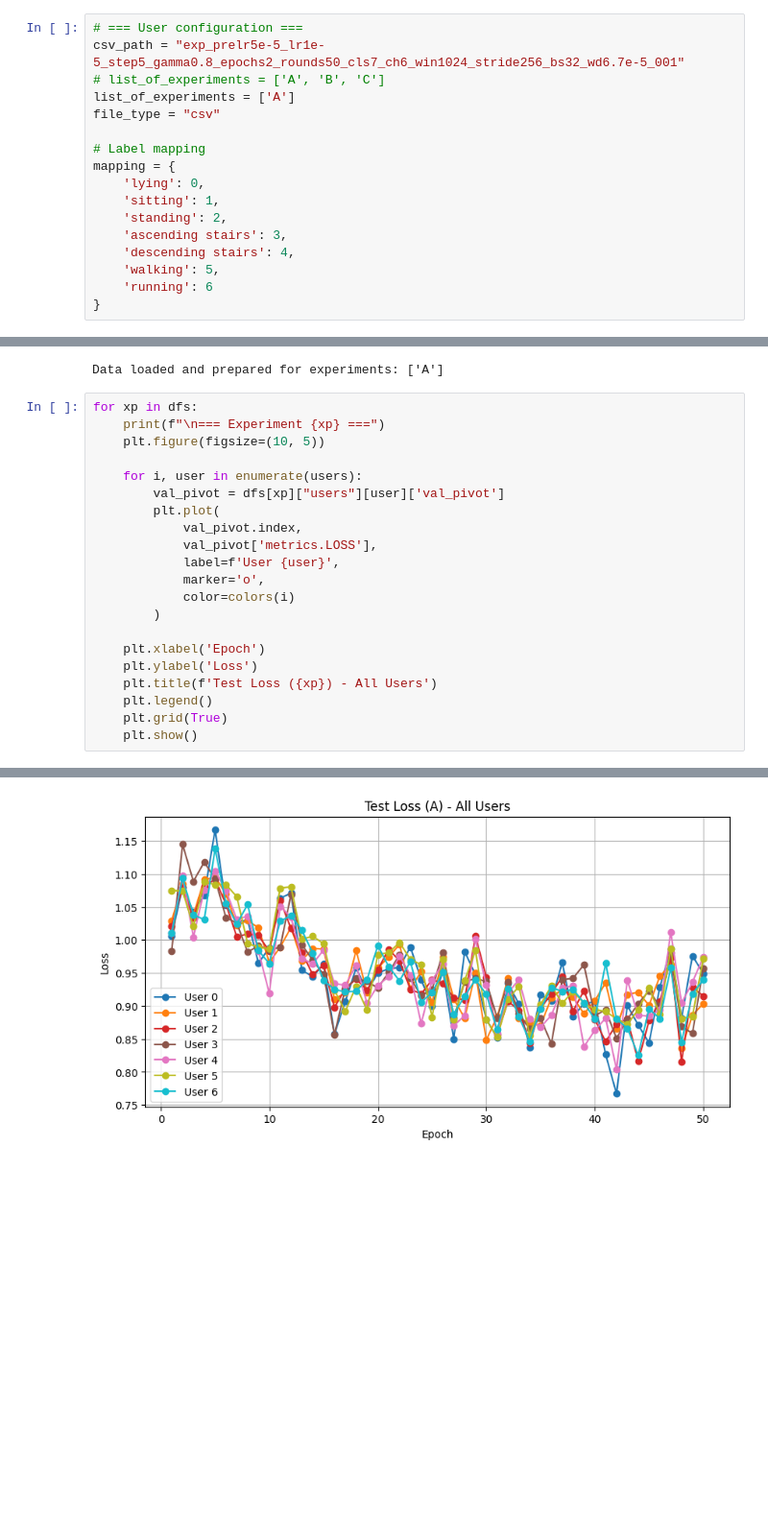
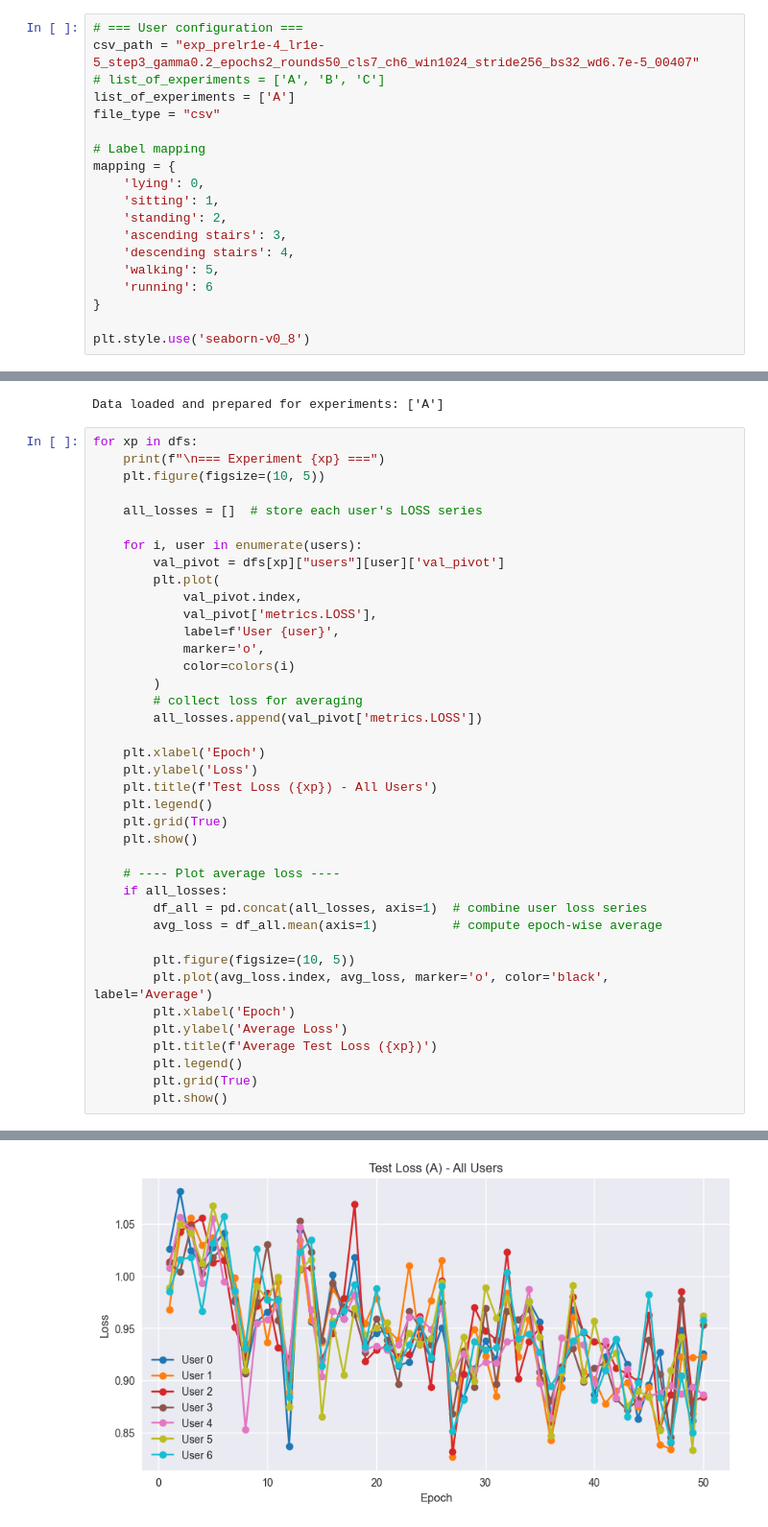
Before and after one commit to TulioPolido/federated_proxy_offset, a Jupyter notebook: Flautim/SMELL/Federated/Results/PAMAP/plot_results_pamap.ipynb, the cells around one changed output, grey strips where cells are left out. Shown at 96% size. Saved outputs shown, nothing was run; the diff lists cells and outputs as text; blank space fills up the shorter version.

```diff
--- a/Flautim/SMELL/Federated/Results/PAMAP/plot_results_pamap.ipynb
+++ b/Flautim/SMELL/Federated/Results/PAMAP/plot_results_pamap.ipynb
@@ -6,7 +6,7 @@ import re
 from sklearn.metrics import ConfusionMatrixDisplay
 # %%
 # === User configuration ===
-csv_path = "exp_prelr5e-5_lr1e-5_step5_gamma0.8_epochs2_rounds50_cls7_ch6_win1024_stride256_bs32_wd6.7e-5_001"
+csv_path = "exp_prelr1e-4_lr1e-5_step3_gamma0.2_epochs2_rounds50_cls7_ch6_win1024_stride256_bs32_wd6.7e-5_00407"
 # list_of_experiments = ['A', 'B', 'C']
 list_of_experiments = ['A']
 file_type = "csv"
@@ -21,6 +21,8 @@ mapping = {
     'walking': 5,
     'running': 6
 }
+
+plt.style.use('seaborn-v0_8')
 # %%
 # === Plotting function ===
 def plot_metrics(train_pivot, val_pivot, train_metric, test_metric, train_label, test_label, y_label, title):
@@ -84,24 +86,42 @@ Data loaded and prepared for experiments: ['A']
 # %%
 for xp in dfs:
     print(f"\n=== Experiment {xp} ===")
     plt.figure(figsize=(10, 5))
+
+    all_losses = []  # store each user's LOSS series
 
     for i, user in enumerate(users):
         val_pivot = dfs[xp]["users"][user]['val_pivot']
         plt.plot(
             val_pivot.index,
             val_pivot['metrics.LOSS'],
             label=f'User {user}',
             marker='o',
             color=colors(i)
         )
+        # collect loss for averaging
+        all_losses.append(val_pivot['metrics.LOSS'])
 
     plt.xlabel('Epoch')
     plt.ylabel('Loss')
     plt.title(f'Test Loss ({xp}) - All Users')
     plt.legend()
     plt.grid(True)
     plt.show()
+
+    # ---- Plot average loss ----
+    if all_losses:
+        df_all = pd.concat(all_losses, axis=1)  # combine user loss series
+        avg_loss = df_all.mean(axis=1)          # compute epoch-wise average
+
+        plt.figure(figsize=(10, 5))
+        plt.plot(avg_loss.index, avg_loss, marker='o', color='black', label='Average')
+        plt.xlabel('Epoch')
+        plt.ylabel('Average Loss')
+        plt.title(f'Average Test Loss ({xp})')
+        plt.legend()
+        plt.grid(True)
+        plt.show()
 # %% [output]
 === Experiment A ===
-[figure, old version]
+[figure, new version]
```
Also changed, not shown: parts of 6 cells of this notebook, 23 other files.
